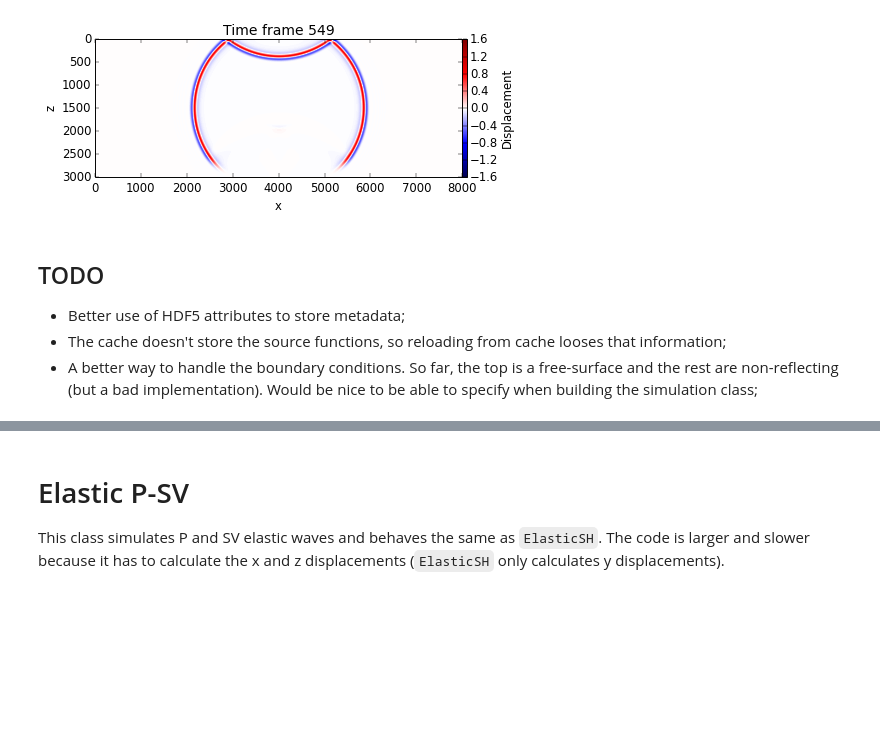
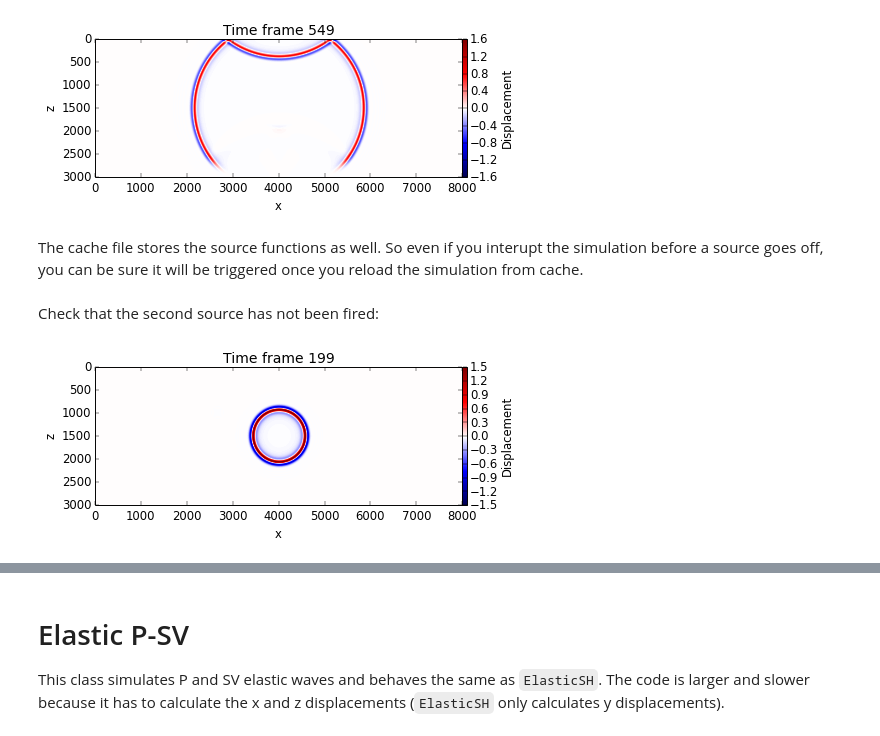
Before and after one commit to fatiando/prototypes, a Jupyter notebook: wavefd-simulation-class.ipynb, the cells around one changed output, grey strips where cells are left out. Drawn from its saved outputs; the diff is of its cells as text; code cells hidden in the pictures; blank space fills up the shorter version.

Commit message:
Use HDF5 attributes and store pickled source

```diff
--- a/wavefd-simulation-class.ipynb
+++ b/wavefd-simulation-class.ipynb
@@ -245,6 +245,10 @@ class WaveFD2D(six.with_metaclass(ABCMeta)):
     def timestep(self, panels, tm1, t, tp1):
         pass
 
+    @abstractmethod
+    def cache_panels(self, u, tp1, iteration, simul_size):
+        pass
+
     def run(self, iterations):
         nz, nx = self.shape
         dz, dx = self.spacing, self.spacing
@@ -265,7 +269,9 @@ class WaveFD2D(six.with_metaclass(ABCMeta)):
             t, tm1 = iteration%2, (iteration + 1)%2
             tp1 = tm1
             self.it += 1
-            self.timestep(u, tm1, t, tp1)
+            self.timestep(u, tm1, t, tp1, self.it)
+            self.size += 1
+            self.cache_panels(u, tp1, self.it, self.size)
             # Update the status bar
             if self.verbose:
                 percent = int(round(100*(iteration + 1)/iterations))
@@ -274,7 +280,6 @@ class WaveFD2D(six.with_metaclass(ABCMeta)):
                     self.stream.write(''.join(['\r|', '#'*n, '-'*(places - n), '|', '%3d%s' % (percent, '%')]))
                     self.stream.flush()
                     nprinted = n
-        self.size += iterations
         # Make sure the progress bar ends in 100 percent
         if self.verbose:
             self.stream.write(''.join(
@@ -586,9 +614,18 @@ reloaded.set_verbose(False)
 pickle.loads(pickle.dumps(reloaded))
 # %% [output]
 [figure]
-# %% [markdown]
-## TODO
-
-* Better use of HDF5 attributes to store metadata;
-* The cache doesn't store the source functions, so reloading from cache looses that information;
-* A better way to handle the boundary conditions. So far, the top is a free-surface and the rest are non-reflecting (but a bad implementation). Would be nice to be able to specify when building the simulation class;
+# %% [markdown]
+The cache file stores the source functions as well. So even if you interupt the simulation before a source goes off, you can be sure it will be triggered once you reload the simulation from cache.
+# %%
+sim = ElasticSH(velocity, density, spacing=10)
+sim.add_point_source((shape[0]//2, shape[1]//2), Ricker(5, 20, 1/20))
+# Add a delayed source
+sim.add_point_source((shape[0]//3, shape[1]//3), Ricker(5, 20, 0.3))
+# %%
+sim.run(200)
+# %% [markdown]
+Check that the second source has not been fired:
+# %%
+sim
+# %% [output]
+[figure, added]
```
Also changed, not shown: parts of 7 cells of this notebook.
